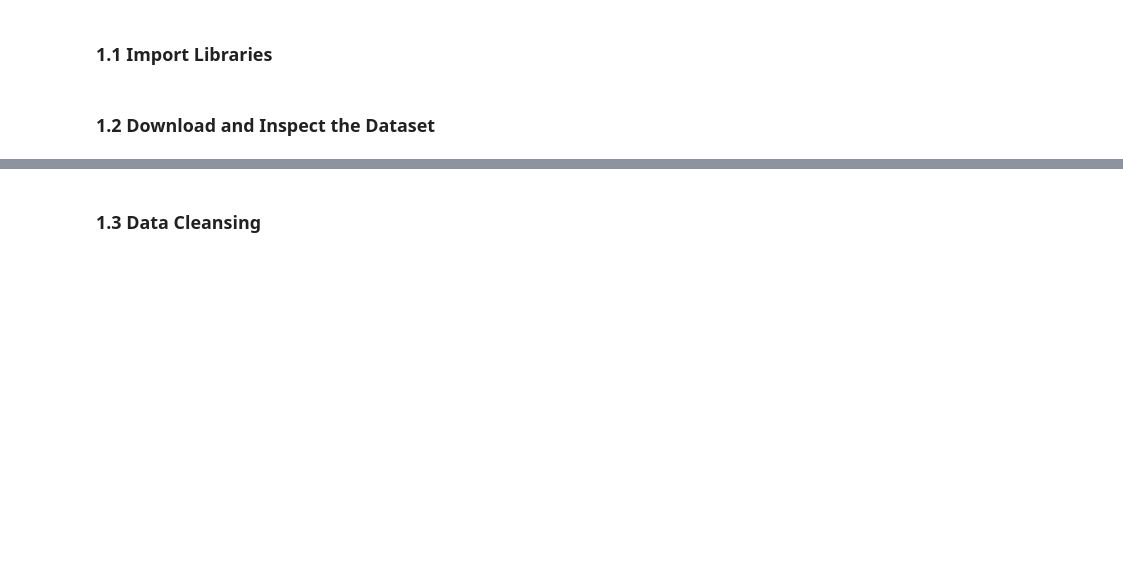
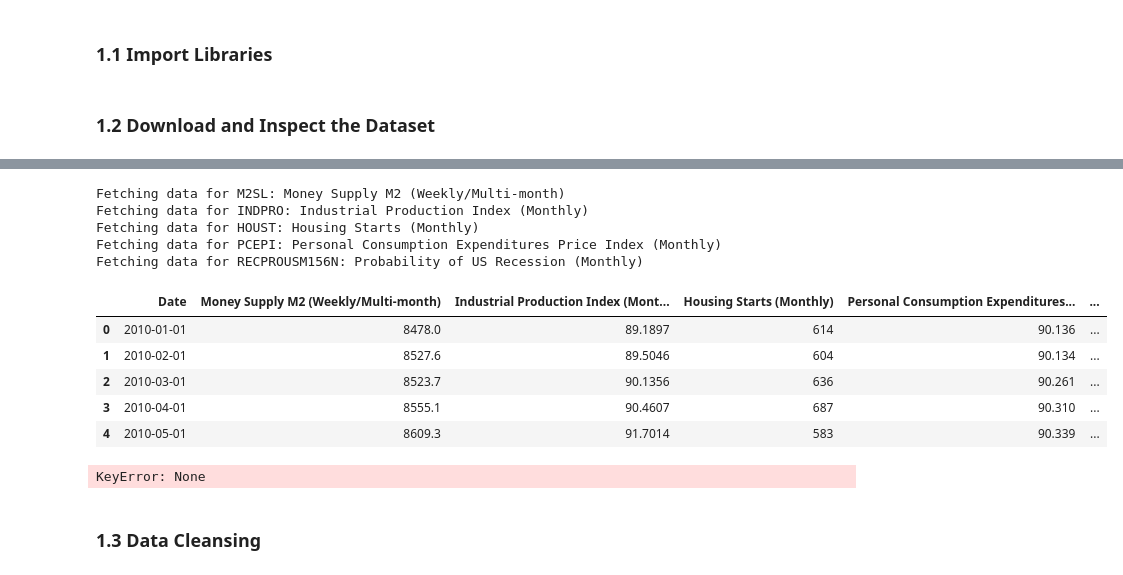
Before and after one commit to AdirGelkop/Deep_Learning_Course_Project, a Jupyter notebook: Updated_Deep_Learning_Project_GRU_LSTM_Transformer.ipynb, the cells around one changed output, grey strips where cells are left out. Saved outputs shown, nothing was run; the diff lists cells and outputs as text; code cells hidden in the pictures; blank space fills up the shorter version.

```diff
--- a/Updated_Deep_Learning_Project_GRU_LSTM_Transformer.ipynb
+++ b/Updated_Deep_Learning_Project_GRU_LSTM_Transformer.ipynb
@@ -99,6 +99,65 @@ First 5 rows:
 | 9 | 2010-03-31 | USA | 7.20 | -1.48 | 4.10 | 8.22 | ... |
 | 17 | 2010-06-30 | USA | 5.56 | 0.87 | 4.54 | 3.34 | ... |
 | 35 | 2011-01-31 | USA | 0.09 | -1.82 | 11.92 | -0.06 | ... |
+# %%
+macro_indicators = {
+  "M2SL": "Money Supply M2 (Weekly/Multi-month)",
+  "INDPRO": "Industrial Production Index (Monthly)",
+  "HOUST": "Housing Starts (Monthly)",
+  "PCEPI": "Personal Consumption Expenditures Price Index (Monthly)",
+  "RECPROUSM156N": "Probability of US Recession (Monthly)"
+}
+# %%
+# Set the start and end dates for the data
+start_date = "2010-01-01"
+end_date = "2023-09-30"
+
+# Fetch the data for all indicators and merge into a single DataFrame
+indicator_data = pd.DataFrame()
+
+for indicator, description in macro_indicators.items():
+    print(f"Fetching data for {indicator}: {description}")
+    # Fetch the data using pandas_datareader
+    fetched_data = pdr.get_data_fred(indicator, start=start_date, end=end_date)
+    fetched_data.rename(columns={indicator: description}, inplace=True)
+
+    # Merge each indicator into the main DataFrame
+    if indicator_data.empty:
+        indicator_data = fetched_data
+    else:
+        indicator_data = indicator_data.join(fetched_data, how="outer")
+
+# Ensure the 'Date' column exists and is a proper datetime index
+indicator_data.reset_index(inplace=True)
+indicator_data.rename(columns={"DATE": "Date"}, inplace=True)
+indicator_data.head()
+
+# Merge the indicator data with usa_data on 'Date'
+#usa_data["Date"] = pd.to_datetime(usa_data["Date"])  # Ensure 'Date' is in datetime format
+#merged_data = pd.merge(usa_data, indicator_data, on="Date", how="left")
+
+# Display the merged dataset
+#print("\nMerged Dataset with Additional Indicators:\n")
+#merged_data.tail()
+# %% [output]
+Fetching data for M2SL: Money Supply M2 (Weekly/Multi-month)
+Fetching data for INDPRO: Industrial Production Index (Monthly)
+Fetching data for HOUST: Housing Starts (Monthly)
+Fetching data for PCEPI: Personal Consumption Expenditures Price Index (Monthly)
+Fetching data for RECPROUSM156N: Probability of US Recession (Monthly)
+|  | Date | Money Supply M2 (Weekly/Multi-month) | Industrial Production Index (Mont... | Housing Starts (Monthly) | Personal Consumption Expenditures... | ... |
+| 0 | 2010-01-01 | 8478.0 | 89.1897 | 614 | 90.136 | ... |
+| 1 | 2010-02-01 | 8527.6 | 89.5046 | 604 | 90.134 | ... |
+| 2 | 2010-03-01 | 8523.7 | 90.1356 | 636 | 90.261 | ... |
+| 3 | 2010-04-01 | 8555.1 | 90.4607 | 687 | 90.310 | ... |
+| 4 | 2010-05-01 | 8609.3 | 91.7014 | 583 | 90.339 | ... |
+# %%
+first_non_nan_index = merged_data['Money Supply M2 (Weekly/Multi-month)'].first_valid_index()
+first_non_nan_row = merged_data.loc[first_non_nan_index]
+
+print(f":\n{first_non_nan_row}")
+# %% [output]
+KeyError: None
 # %% [markdown]
 ### **1.3 Data Cleansing**
 # %%
```
Also changed, not shown: parts of 2 cells of this notebook.
